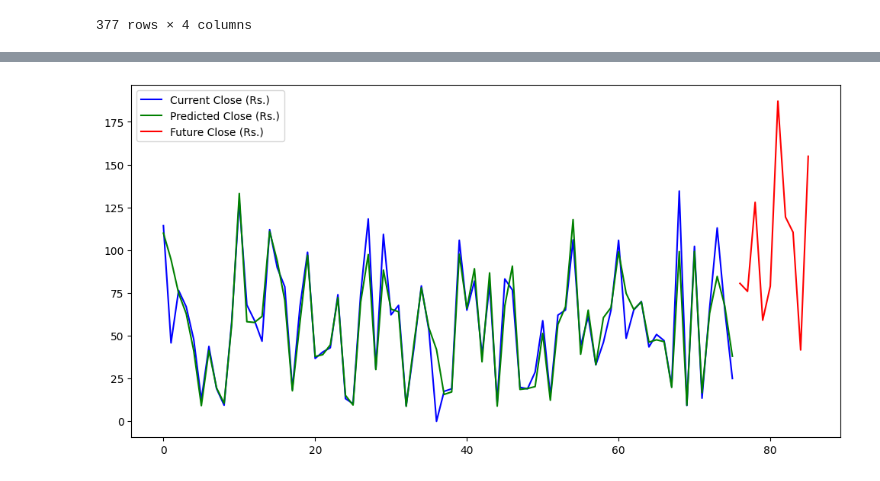
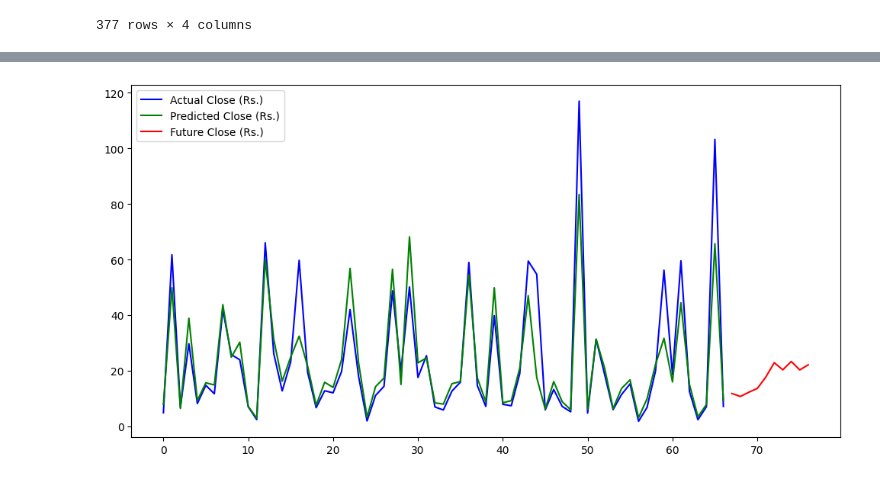
Before and after one commit to kelumKP/CIS7017, a Jupyter notebook: SOURCE_CODE/long_short_term_memory.ipynb, the cells around one changed output, grey strips where cells are left out. Drawn from its saved outputs; the diff is of its cells as text; code cells hidden in the pictures.

```diff
--- a/SOURCE_CODE/long_short_term_memory.ipynb
+++ b/SOURCE_CODE/long_short_term_memory.ipynb
@@ -379,10 +377,13 @@ from tensorflow.keras.models import Sequential
 from tensorflow.keras.layers import LSTM, Dense
 from sklearn.metrics import mean_squared_error
 
-# Load and preprocess data
+# Specify the label you want to select
+selected_label = 'BOGA.N0000'
+
 # Replace 'your_data.csv' with your dataset file path
-df = pd.read_csv('./all_data.csv')
-data = df[['Close (Rs.)']]
+final_result = pd.read_csv('./all_data.csv')
+final_result = final_result.loc[final_result['Label'] == selected_label]
+data = final_result[['Close (Rs.)']]  # Change this to the column you want to use for prediction
 
 # Normalize the data (scaling between 0 and 1)
 scaler = MinMaxScaler()
@@ -396,8 +397,8 @@ X = []
 y = []
 
 for i in range(len(scaled_data) - sequence_length):
-    X.append(scaled_data[i:i + sequence_length, 0])  # Adjusted the shape
-    y.append(scaled_data[i + sequence_length, 0])  # Adjusted the shape
+    X.append(scaled_data[i:i + sequence_length, 0])
+    y.append(scaled_data[i + sequence_length, 0])
 
 X, y = np.array(X), np.array(y)
 
@@ -409,27 +410,30 @@ X_train, X_test, y_train, y_test = train_test_split(X, y, test_size=0.2, random_
 
 # Build the LSTM model
 model = Sequential()
-model.add(LSTM(50, activation='relu', return_sequences=True, input_shape=(sequence_length, 1)))  # Adjusted the input shape
+model.add(LSTM(50, activation='relu', return_sequences=True, input_shape=(sequence_length, 1)))
 model.add(LSTM(50, activation='relu'))
-model.add(Dense(1))  # Output layer
+model.add(Dense(1))
 model.compile(optimizer='adam', loss='mean_squared_error')
 
 # Train the model
 model.fit(X_train, y_train, epochs=100, batch_size=32, verbose=1)
 
-# Make predictions with added randomness
+# Make predictions for the test data
+predictions = model.predict(X_test)
+predictions = scaler.inverse_transform(predictions)
+
+# Generate future predictions with added randomness for 10 data points
 future_predictions = []
+test_sequence = X_test[-1]
 
-# Use the last available sequence from the test data to generate future predictions
-test_sequence = X_test[-1]  # Use the last sequence from the test data
-
-# Predict multiple future points with added randomness and smoother predictions
-for _ in range(num_predictions):
+for _ in range(10):
     predicted_value = model.predict(np.array([test_sequence]))
 
-    # Add some randomness to the prediction with reduced standard deviation for smoother predictions
-    predicted_value += np.random.normal(0, 0.01)  # Adjust the standard deviation (e.g., 0.01) for smoother predictions
+    # Add randomness to the prediction
+    randomness = np.random.normal(0, 0.03)  # You can adjust the standard deviation for more or less randomness
+    predicted_value += randomness
 
+    # Store the predicted value for future data points
     future_predictions.append(predicted_value[0, 0])
 
     # Update the test sequence with the new prediction for the next iteration
@@ -440,19 +444,18 @@ for _ in range(num_predictions):
 future_predictions = np.array(future_predictions).reshape(-1, 1)
 future_predictions = scaler.inverse_transform(future_predictions)
 
+# Reshape the test data for plotting
+y_test_reshaped = scaler.inverse_transform(y_test.reshape(-1, 1)).flatten()
+
 # Create a timeline for the x-axis
-timeline = np.arange(len(y_test_reshaped), len(y_test_reshaped) + num_predictions)
+timeline = np.arange(len(y_test_reshaped), len(y_test_reshaped) + len(future_predictions))
 
-# Visualize all three in the same graph
+# Visualize the actual, predicted, and future 'Close (Rs.)' values
 plt.figure(figsize=(12, 6))
-plt.plot(np.arange(len(y_test_reshaped)), y_test_reshaped, label='Current Close (Rs.)', color='blue')
+plt.plot(np.arange(len(y_test_reshaped)), y_test_reshaped, label='Actual Close (Rs.)', color='blue')
+plt.plot(np.arange(len(predictions)), predictions, label='Predicted Close (Rs.)', color='green')
 plt.plot(timeline, future_predictions, label='Future Close (Rs.)', color='red')
-plt.plot(np.arange(len(predictions_reshaped)), predictions_reshaped, label='Predicted Close (Rs.)', color='green')
-# Define the legend order
-legend_labels = ['Current Close (Rs.)', 'Predicted Close (Rs.)', 'Future Close (Rs.)']
-legend_handles = [plt.Line2D([0], [0], color='blue'), plt.Line2D([0], [0], color='green'), plt.Line2D([0], [0], color='red')]
-plt.legend(legend_handles, legend_labels)
-
+plt.legend()
 plt.show()
 # %% [output]
 Epoch 1/100
@@ -475 +478 @@ Epoch 100/100
-[figure, old version]
+[figure, new version]
```
Also changed, not shown: parts of 5 cells of this notebook, 6 other files.
